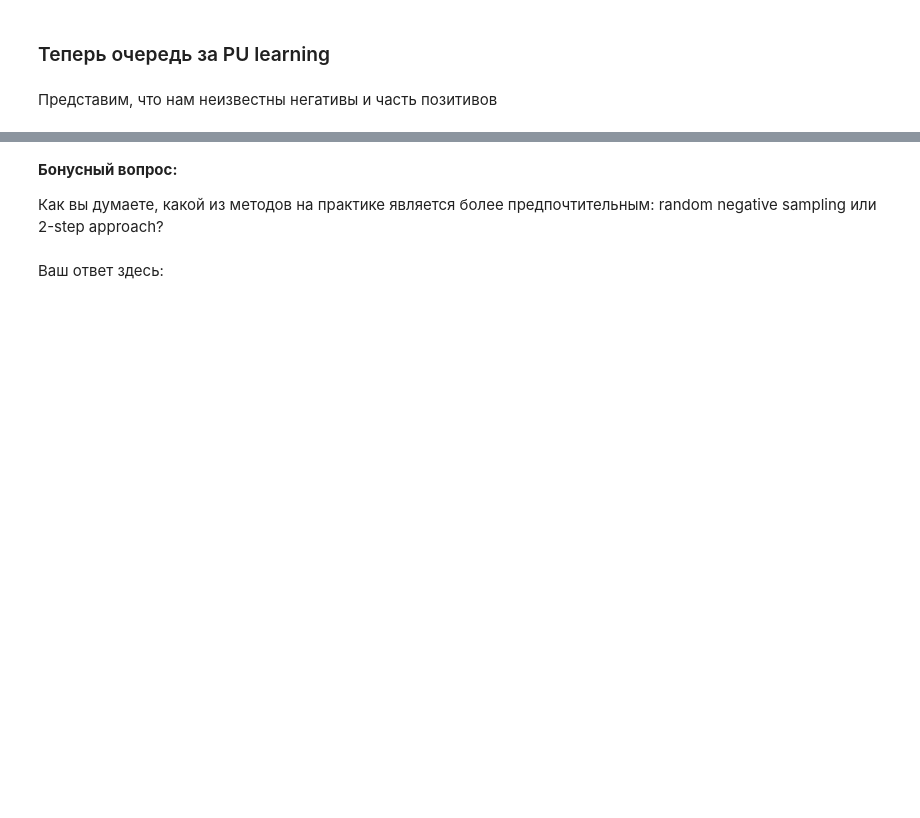
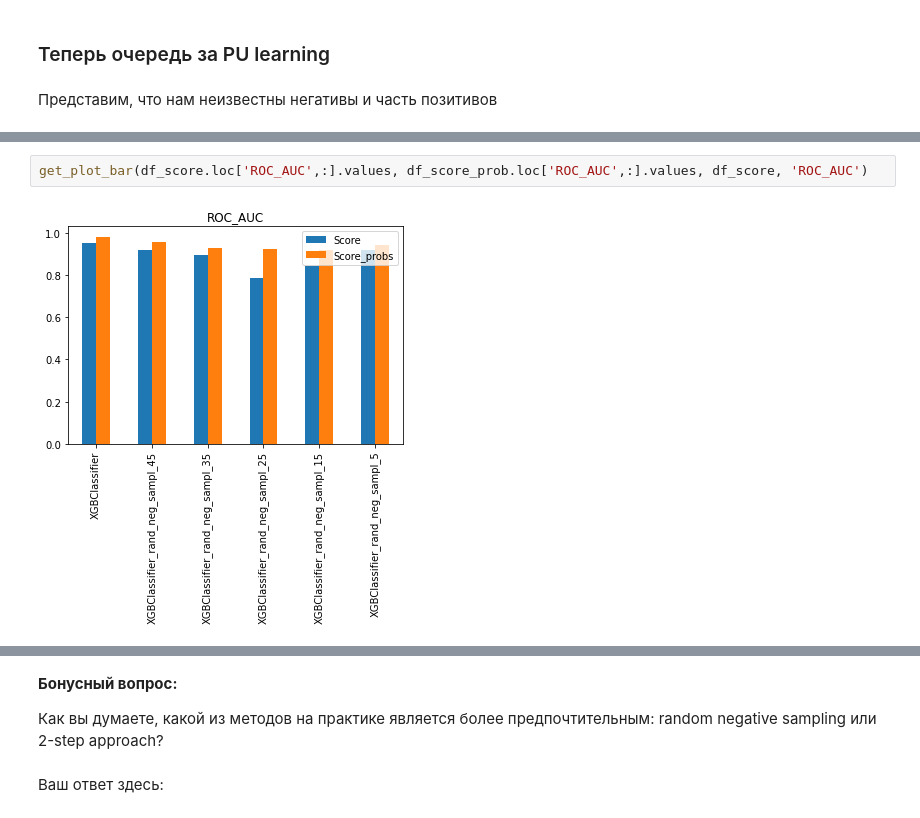
Before and after one commit to OlegRev/ML_in_business, a Jupyter notebook: HW6.ipynb, the cells around one changed output, grey strips where cells are left out. Drawn from its saved outputs; the diff is of its cells as text; blank space fills up the shorter version.

```diff
--- a/HW6.ipynb
+++ b/HW6.ipynb
@@ -528,0 +739,4 @@ df_score
+# %%
+get_plot_bar(df_score.loc['ROC_AUC',:].values, df_score_prob.loc['ROC_AUC',:].values, df_score, 'ROC_AUC')
+# %% [output]
+[figure, added]
```
Also changed, not shown: parts of 34 cells of this notebook.
